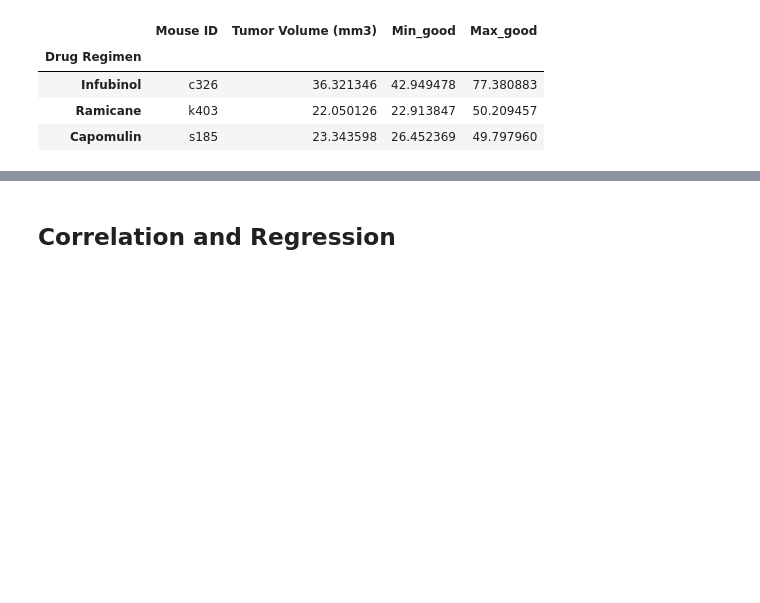
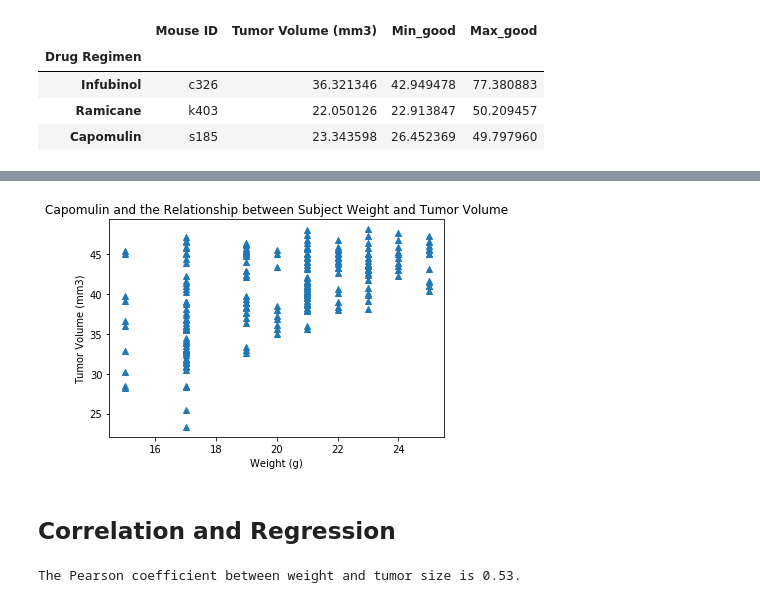
Before and after one commit to OswaldDB/matplotlib-challenge, a Jupyter notebook: pymaceuticals_starter.ipynb, the cells around one changed output, grey strips where cells are left out. Drawn from its saved outputs; the diff is of its cells as text; code cells hidden in the pictures; blank space fills up the shorter version.

```diff
--- a/pymaceuticals_starter.ipynb
+++ b/pymaceuticals_starter.ipynb
@@ -265,7 +280,21 @@ outliers_df
 # %%
 # Generate a scatter plot of mouse weight versus average tumor volume for the Capomulin regimen
+Capomulin_df = clean_df[clean_df["Drug Regimen"]=="Capomulin"]
+
+plt.scatter(Capomulin_df["Weight (g)"],Capomulin_df["Tumor Volume (mm3)"],marker="^")
+plt.xlabel("Weight (g)")
+plt.ylabel("Tumor Volume (mm3)")
+plt.title("Capomulin and the Relationship between Subject Weight and Tumor Volume")
+plt.show()
+# %% [output]
+[figure, added]
 # %% [markdown]
 ## Correlation and Regression
 # %%
 # Calculate the correlation coefficient and linear regression model
 # for mouse weight and average tumor volume for the Capomulin regimen
+
+print("The Pearson coefficient between weight and tumor size is " +
+      str(round(st.pearsonr(Capomulin_df["Weight (g)"],Capomulin_df["Tumor Volume (mm3)"])[0],2)) + ".")
+# %% [output]
+The Pearson coefficient between weight and tumor size is 0.53.
```
Also changed, not shown: parts of 9 cells of this notebook.
